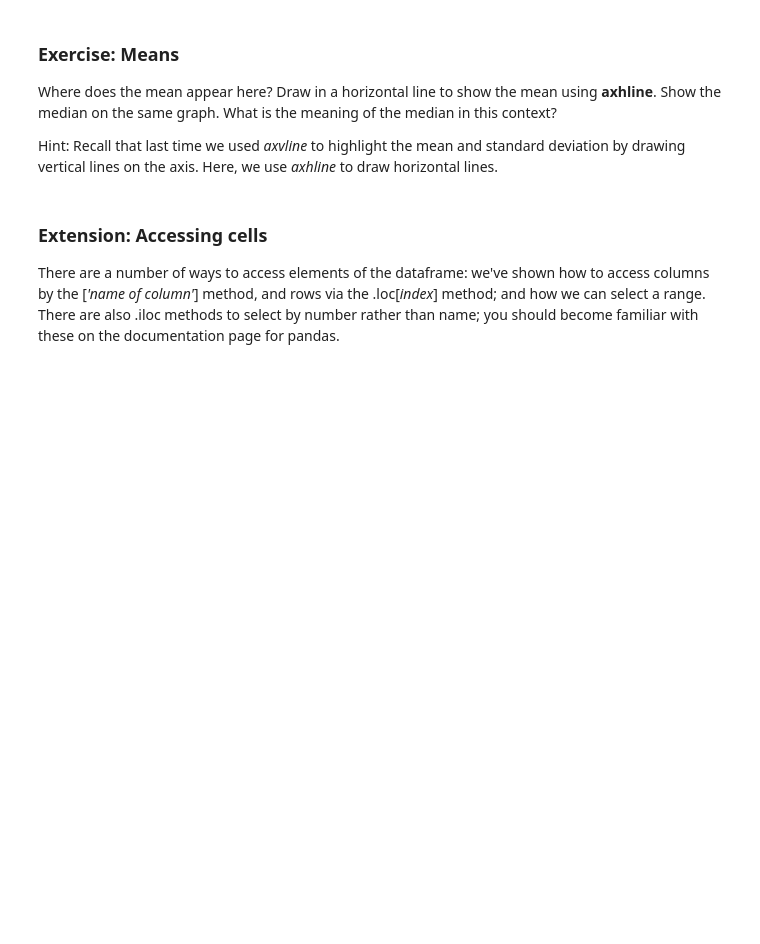
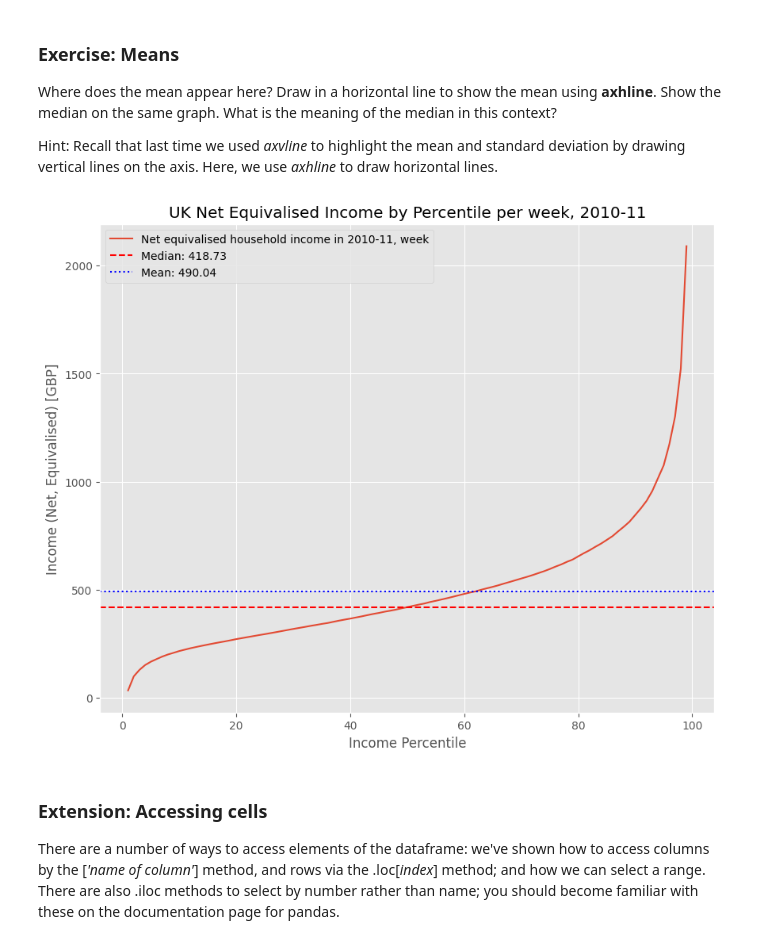
Before and after one commit to szofivardy-dev/QM2, a Jupyter notebook: W2_Working_with_Data_in_Pandas.ipynb, the cells around one changed output. Cells and saved outputs as stored; diff of their text form; code cells hidden in the pictures; blank space fills up the shorter version.

```diff
--- a/W2_Working_with_Data_in_Pandas.ipynb
+++ b/W2_Working_with_Data_in_Pandas.ipynb
@@ -211,6 +220,29 @@ We see a curve that is pretty linear in the middle region, but curves rapidly up
 Where does the mean appear here? Draw in a horizontal line to show the mean using **axhline**. Show the median on the same graph. What is the meaning of the median in this context?
 
 Hint: Recall that last time we used *axvline* to highlight the mean and standard deviation by drawing vertical lines on the axis. Here, we use *axhline* to draw horizontal lines.
+# %%
+#just copy pasting graph from above
+from numpy import mean
+
+# Get the plot object to set labels directly
+income['Net equivalised household income in 2010-11, week'].plot()
+plt.title('UK Net Equivalised Income by Percentile per week, 2010-11')
+plt.xlabel('Income Percentile')
+plt.ylabel('Income (Net, Equivalised) [GBP]')
+
+#calculating mean and median
+income_column = income['Net equivalised household income in 2010-11, week']
+mean_income = income_column.mean()
+median_income = income_column.median()
+
+#drawing line at mean and median
+plt.axhline(median_income, color='red', linestyle='--', label=f'Median: {median_income:.2f}')
+plt.axhline(mean_income, color='blue', linestyle=':', label=f'Mean: {mean_income:.2f}')
+
+plt.legend()
+plt.show()
+# %% [output]
+[figure, added]
 # %% [markdown]
 ### Extension: Accessing cells
 
```
Also changed, not shown: parts of 14 cells of this notebook.
